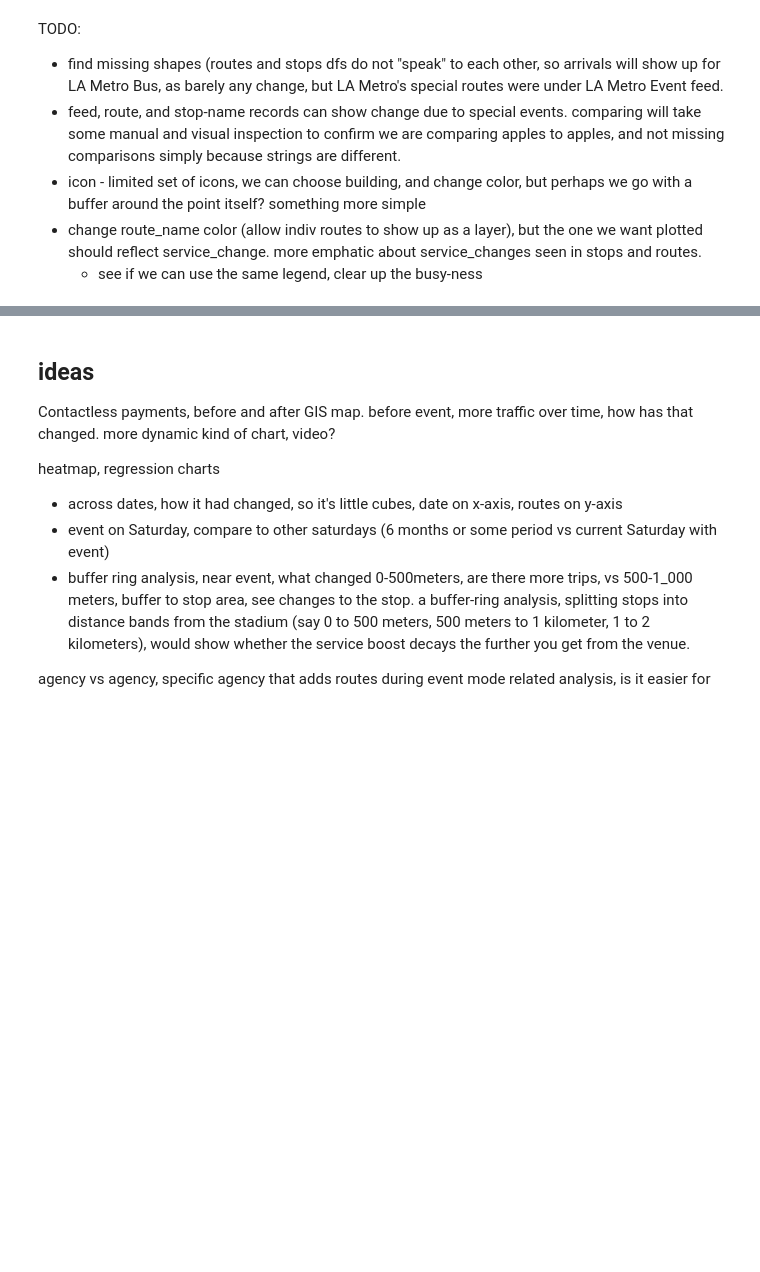
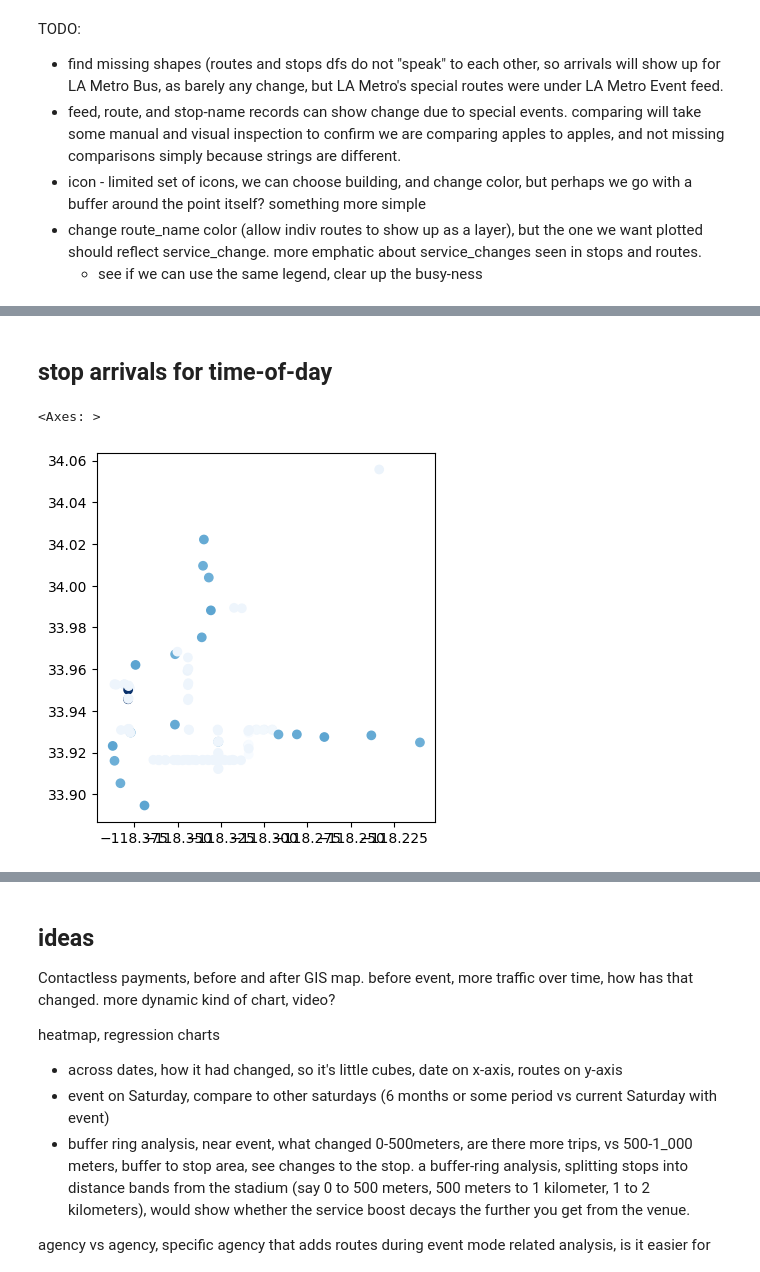
Before and after one commit to cal-itp/gtfs-curator, a Jupyter notebook: transit_events/explore_comparison_charts.ipynb, the cells around one changed output, grey strips where cells are left out. Drawn from its saved outputs; the diff is of its cells as text; code cells hidden in the pictures; blank space fills up the shorter version.

Commit message:
comparison for pm_peak needs left join, see how this looks on map

```diff
--- a/transit_events/explore_comparison_charts.ipynb
+++ b/transit_events/explore_comparison_charts.ipynb
@@ -235,0 +236,2 @@ poi.explore(
+# %% [markdown]
+## stop arrivals for time-of-day
@@ -235,0 +333,11 @@ poi.explore(
+# %%
+sofi_stop_arrivals_pm_peak = arrivals_for_time_of_day(sofi_stop_arrivals, "pm_peak")
+sofi_stop_arrivals_pm_peak_full = arrivals_for_time_of_day(sofi_stop_arrivals2, "pm_peak")
+# %%
+sofi_stop_arrivals_pm_peak.plot(
+    "combined_change_arrivals_per_hour_pm_peak",
+    cmap = "Blues",
+)
+# %% [output]
+<Axes: >
+[figure, added]
```
Also changed, not shown: parts of 5 cells of this notebook.
